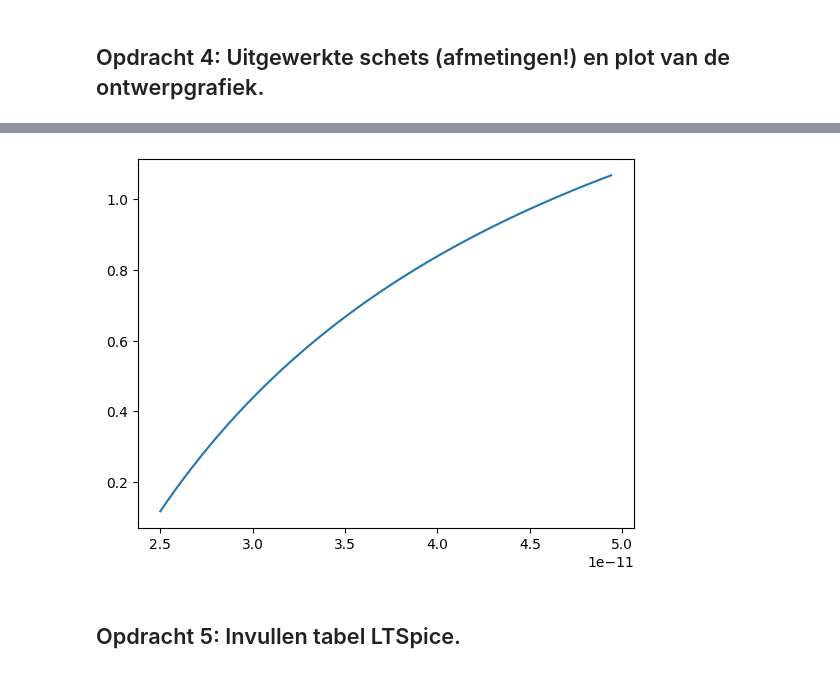
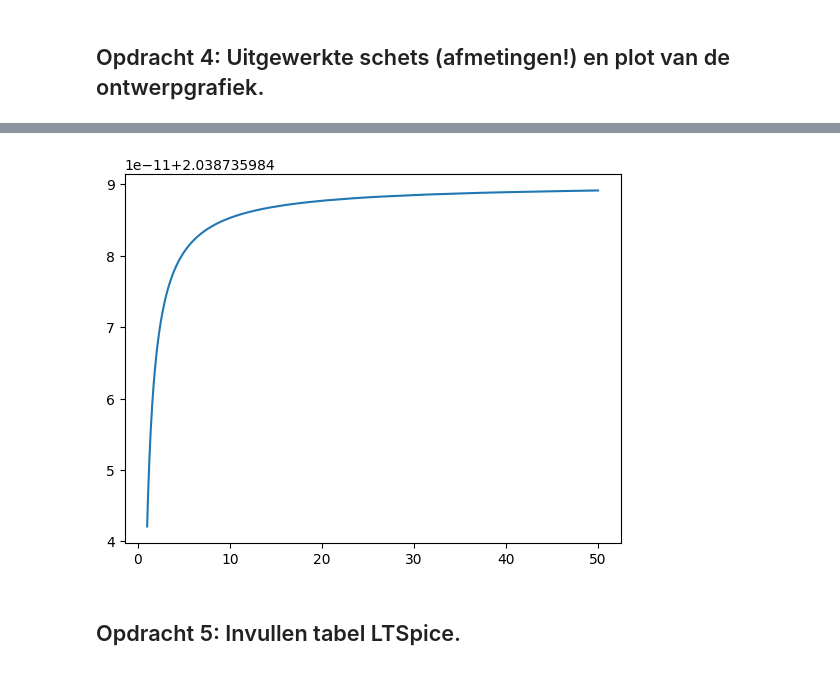
Before and after one commit to sirk3210/porkrepo, a Jupyter notebook: FysiekeOntwerpopdrachten/2OntwerpEenSensorCondensator/DEFOntwerpopdracht2OntwerpEenSensorInvulTemplate.ipynb, the cells around one changed output, grey strips where cells are left out. Cells and saved outputs as stored; diff of their text form; code cells hidden in the pictures.

```diff
--- a/FysiekeOntwerpopdrachten/2OntwerpEenSensorCondensator/DEFOntwerpopdracht2OntwerpEenSensorInvulTemplate.ipynb
+++ b/FysiekeOntwerpopdrachten/2OntwerpEenSensorCondensator/DEFOntwerpopdracht2OntwerpEenSensorInvulTemplate.ipynb
@@ -96,35 +96,35 @@ epsilon0 = 8.854e-12
 
 epsilon_L = epsilon0*1.00056
 
 A = (0.1)**2
 
 epsilon_func = epsilon0*2.66
 
 # Aannames:
 # In deze benadering nemen wij aan dat de verandering in permittiviteit verwaarloosbaar is
 # Wij schatten dat de relatieve permittivitei 2.66 is
 # Wij nemen aan dat de draden geen weerstand hebben en dat er geen elektrische en/of magnetische velden van buitenaf komen.
 
 
 def d(C):
     d = epsilon_func*A/C
     return d
 
 # def d_a
 
 
 
-xtest1 = np.linspace(min(x),max(x),1000)
+xtest1 = np.linspace(1,50,1000)
 
 
 def func(x,k):
     return k/9.81*(0.01-epsilon_func*A/x)
 
 plt.figure()
 plt.plot(xtest1,func(xtest1,2000))
 plt.show()
 # %% [output]
-[figure, old version]
+[figure, new version]
 # %% [markdown]
 ## Opdracht 5: Invullen tabel LTSpice.
 # %% [markdown]
```
Also changed, not shown: parts of 1 cell of this notebook.
